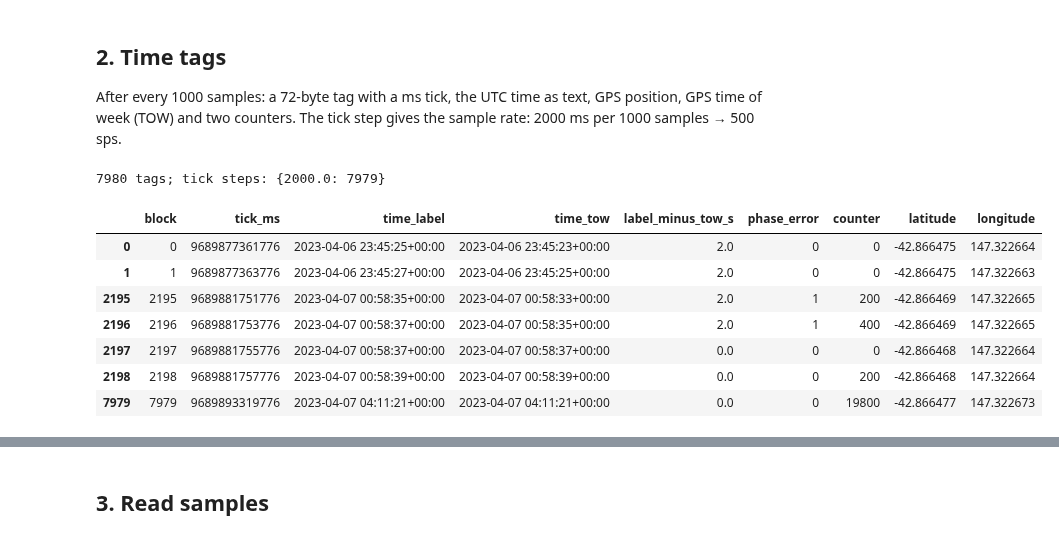
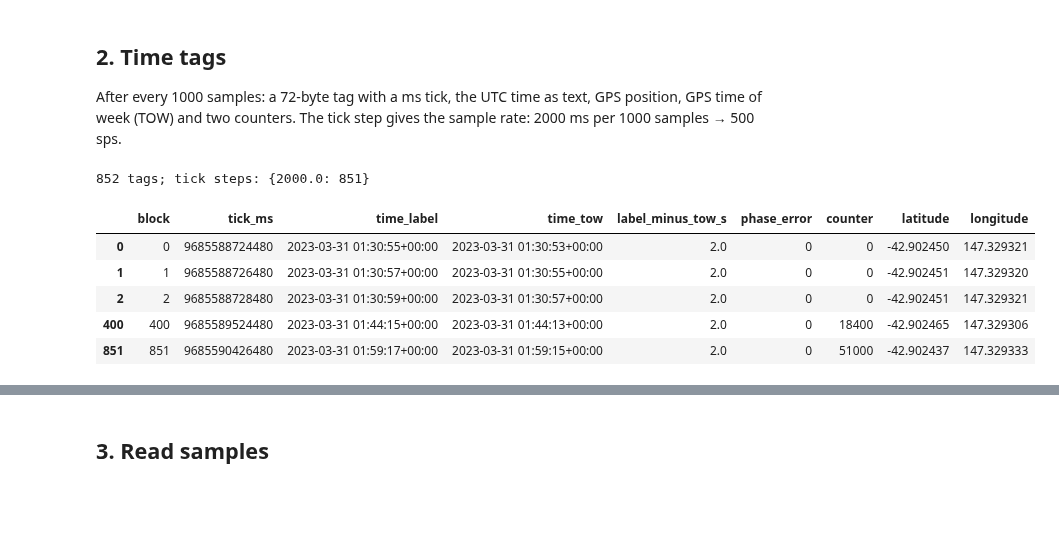
Before and after one commit to TobbeTripitaka/node_toolbox, a Jupyter notebook: notebooks/dld_demo.ipynb, the cells around one changed output, grey strips where cells are left out. Cells and saved outputs as stored; diff of their text form; code cells hidden in the pictures; blank space fills up the shorter version.

```diff
--- a/notebooks/dld_demo.ipynb
+++ b/notebooks/dld_demo.ipynb
@@ -41,19 +38,17 @@ hdr[["serial", "file_index", "firmware", "project_name", "start", "end", "durati
 ## 2. Time tags
 After every 1000 samples: a 72-byte tag with a ms tick, the UTC time as text, GPS position, GPS time of week (TOW) and two counters. The tick step gives the sample rate: 2000 ms per 1000 samples → 500 sps.
 # %%
-f = next((BT / "453009194").glob("*/seis001Z.DLD"))
+f = next((BT / "453009194").glob("*/seis000Z.DLD"))
 tags = dld.read_dld_tags(f)
 print(len(tags), "tags; tick steps:", tags.tick_ms.diff().value_counts().to_dict())
-tags.iloc[[0, 1, 2195, 2196, 2197, 2198, -1]][["block", "tick_ms", "time_label", "time_tow", "label_minus_tow_s", "phase_error", "counter", "latitude", "longitude"]]
+tags.iloc[[0, 1, 2, 400, -1]][["block", "tick_ms", "time_label", "time_tow", "label_minus_tow_s", "phase_error", "counter", "latitude", "longitude"]]
 # %% [output]
-7980 tags; tick steps: {2000.0: 7979}
+852 tags; tick steps: {2000.0: 851}
 |  | block | tick_ms | time_label | time_tow | label_minus_tow_s | phase_error | counter | latitude | longitude |
-| 0 | 0 | 9689877361776 | 2023-04-06 23:45:25+00:00 | 2023-04-06 23:45:23+00:00 | 2.0 | 0 | 0 | -42.866475 | 147.322664 |
-| 1 | 1 | 9689877363776 | 2023-04-06 23:45:27+00:00 | 2023-04-06 23:45:25+00:00 | 2.0 | 0 | 0 | -42.866475 | 147.322663 |
-| 2195 | 2195 | 9689881751776 | 2023-04-07 00:58:35+00:00 | 2023-04-07 00:58:33+00:00 | 2.0 | 1 | 200 | -42.866469 | 147.322665 |
-| 2196 | 2196 | 9689881753776 | 2023-04-07 00:58:37+00:00 | 2023-04-07 00:58:35+00:00 | 2.0 | 1 | 400 | -42.866469 | 147.322665 |
-| 2197 | 2197 | 9689881755776 | 2023-04-07 00:58:37+00:00 | 2023-04-07 00:58:37+00:00 | 0.0 | 0 | 0 | -42.866468 | 147.322664 |
-| 2198 | 2198 | 9689881757776 | 2023-04-07 00:58:39+00:00 | 2023-04-07 00:58:39+00:00 | 0.0 | 0 | 200 | -42.866468 | 147.322664 |
-| 7979 | 7979 | 9689893319776 | 2023-04-07 04:11:21+00:00 | 2023-04-07 04:11:21+00:00 | 0.0 | 0 | 19800 | -42.866477 | 147.322673 |
+| 0 | 0 | 9685588724480 | 2023-03-31 01:30:55+00:00 | 2023-03-31 01:30:53+00:00 | 2.0 | 0 | 0 | -42.902450 | 147.329321 |
+| 1 | 1 | 9685588726480 | 2023-03-31 01:30:57+00:00 | 2023-03-31 01:30:55+00:00 | 2.0 | 0 | 0 | -42.902451 | 147.329320 |
+| 2 | 2 | 9685588728480 | 2023-03-31 01:30:59+00:00 | 2023-03-31 01:30:57+00:00 | 2.0 | 0 | 0 | -42.902451 | 147.329321 |
+| 400 | 400 | 9685589524480 | 2023-03-31 01:44:15+00:00 | 2023-03-31 01:44:13+00:00 | 2.0 | 0 | 18400 | -42.902465 | 147.329306 |
+| 851 | 851 | 9685590426480 | 2023-03-31 01:59:17+00:00 | 2023-03-31 01:59:15+00:00 | 2.0 | 0 | 51000 | -42.902437 | 147.329333 |
 # %% [markdown]
 ### Which time to trust: text label or GPS time of week?
```
Also changed, not shown: parts of 7 cells of this notebook, 27 other files.
